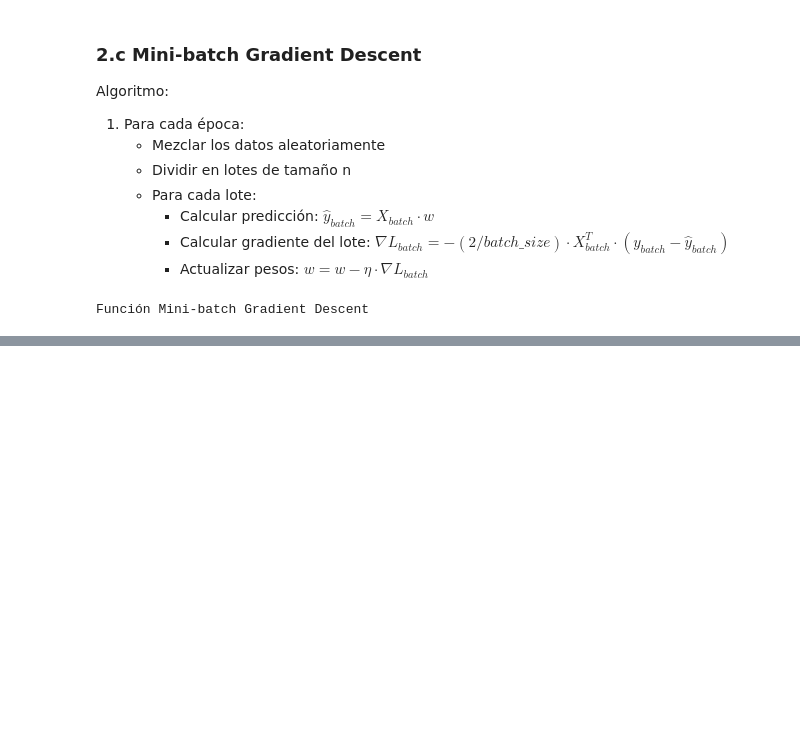
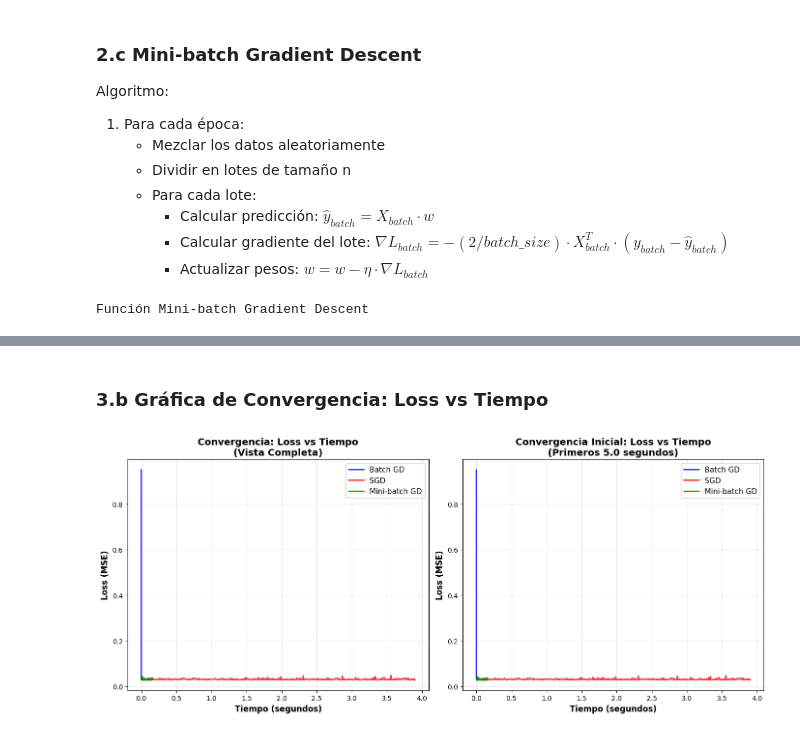
Before and after one commit to Branuvg/AI_LAB4, a Jupyter notebook: task2.ipynb, the cells around one changed output, grey strips where cells are left out. Saved outputs shown, nothing was run; the diff lists cells and outputs as text; code cells hidden in the pictures; blank space fills up the shorter version.

```diff
--- a/task2.ipynb
+++ b/task2.ipynb
@@ -375,0 +476,15 @@ Función Mini-batch Gradient Descent
+# %%
+print("3. Mini-batch Gradient Descent")
+weights_minibatch, loss_minibatch, time_minibatch = minibatch_gradient_descent(
+    X_poly=X_poly,
+    y=y_norm,
+    learning_rate=LR_MINIBATCH,  # 0.05 (intermedio)
+    batch_size=BATCH_SIZE,
+    n_epochs=N_EPOCHS,
+    verbose=True
+)
+
+print(f"\nMini-batch GD completado")
+print(f"    Loss final: {loss_minibatch[-1]:.6f}")
+print(f"    Tiempo total: {time_minibatch[-1]:.4f}s")
+print(f"    Pesos finales: {weights_minibatch}")
@@ -375,0 +509,49 @@ Función Mini-batch Gradient Descent
+# %% [markdown]
+### 3.b Gráfica de Convergencia: Loss vs Tiempo
+# %%
+# Crear gráfica comparativa
+plt.figure(figsize=(14, 6))
+
+# Subplot 1: Convergencia completa
+plt.subplot(1, 2, 1)
+plt.plot(time_batch, loss_batch, 'b-', linewidth=2, label='Batch GD', alpha=0.8)
+plt.plot(time_sgd, loss_sgd, 'r-', linewidth=2, label='SGD', alpha=0.8)
+plt.plot(time_minibatch, loss_minibatch, 'g-', linewidth=2, label='Mini-batch GD', alpha=0.8)
+
+plt.xlabel('Tiempo (segundos)', fontsize=12, fontweight='bold')
+plt.ylabel('Loss (MSE)', fontsize=12, fontweight='bold')
+plt.title('Convergencia: Loss vs Tiempo\n(Vista Completa)', fontsize=14, fontweight='bold')
+plt.legend(fontsize=11)
+plt.grid(True, alpha=0.3)
+plt.tight_layout()
+
+# Subplot 2: Zoom en los primeros segundos (convergencia inicial)
+plt.subplot(1, 2, 2)
+# Encontrar el índice donde cada algoritmo llega a ~5 segundos (o menos)
+max_time_zoom = 5.0  # Primeros 5 segundos
+
+# Filtrar datos para el zoom
+idx_batch = [i for i, t in enumerate(time_batch) if t <= max_time_zoom]
+idx_sgd = [i for i, t in enumerate(time_sgd) if t <= max_time_zoom]
+idx_minibatch = [i for i, t in enumerate(time_minibatch) if t <= max_time_zoom]
+
+if idx_batch:
+    plt.plot([time_batch[i] for i in idx_batch], [loss_batch[i] for i in idx_batch],
+             'b-', linewidth=2, label='Batch GD', alpha=0.8)
+if idx_sgd:
+    plt.plot([time_sgd[i] for i in idx_sgd], [loss_sgd[i] for i in idx_sgd],
+             'r-', linewidth=2, label='SGD', alpha=0.8)
+if idx_minibatch:
+    plt.plot([time_minibatch[i] for i in idx_minibatch], [loss_minibatch[i] for i in idx_minibatch],
+             'g-', linewidth=2, label='Mini-batch GD', alpha=0.8)
+
+plt.xlabel('Tiempo (segundos)', fontsize=12, fontweight='bold')
+plt.ylabel('Loss (MSE)', fontsize=12, fontweight='bold')
+plt.title(f'Convergencia Inicial: Loss vs Tiempo\n(Primeros {max_time_zoom} segundos)', fontsize=14, fontweight='bold')
+plt.legend(fontsize=11)
+plt.grid(True, alpha=0.3)
+plt.tight_layout()
+
+plt.show()
+# %% [output]
+[figure, added]
```
Also changed, not shown: parts of 11 cells of this notebook.
